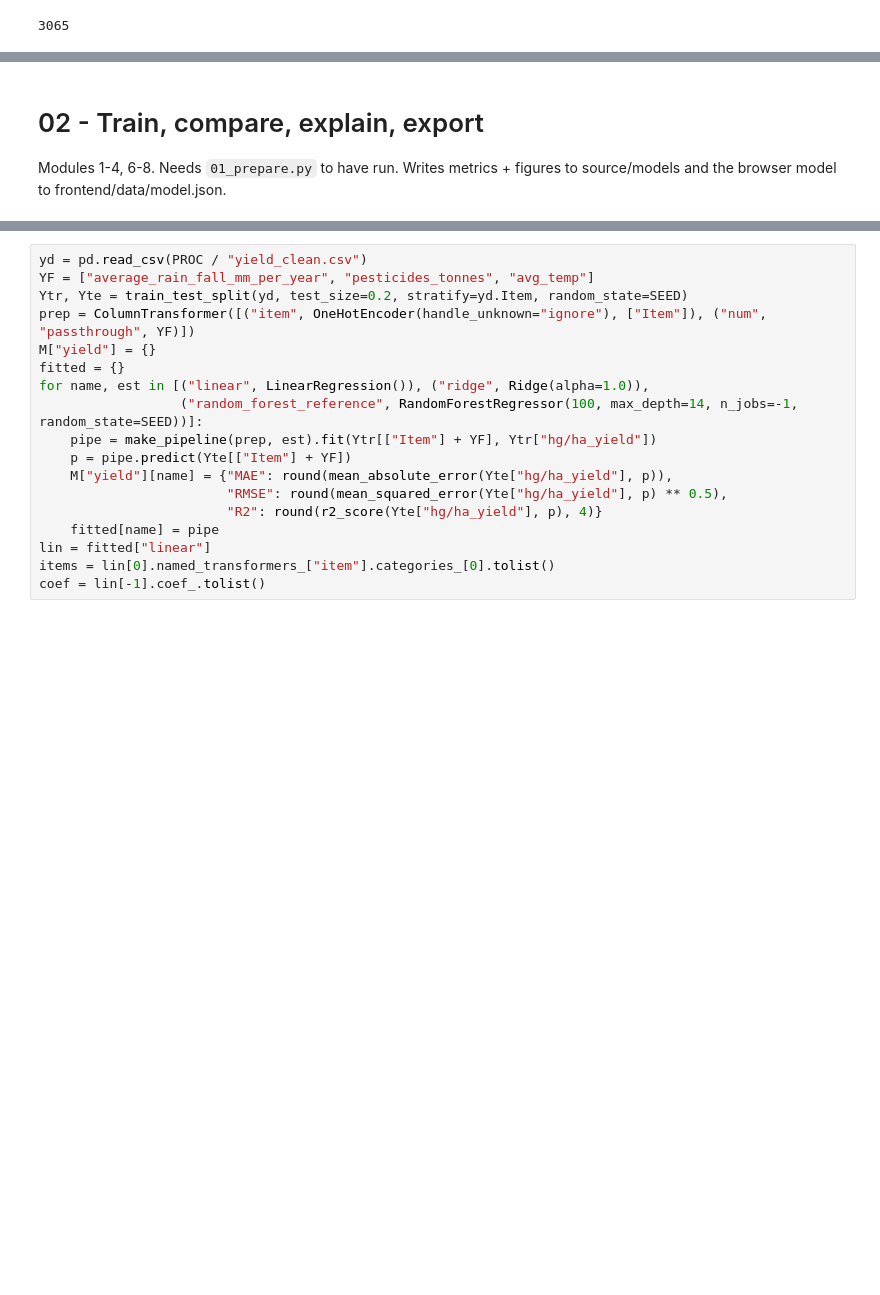
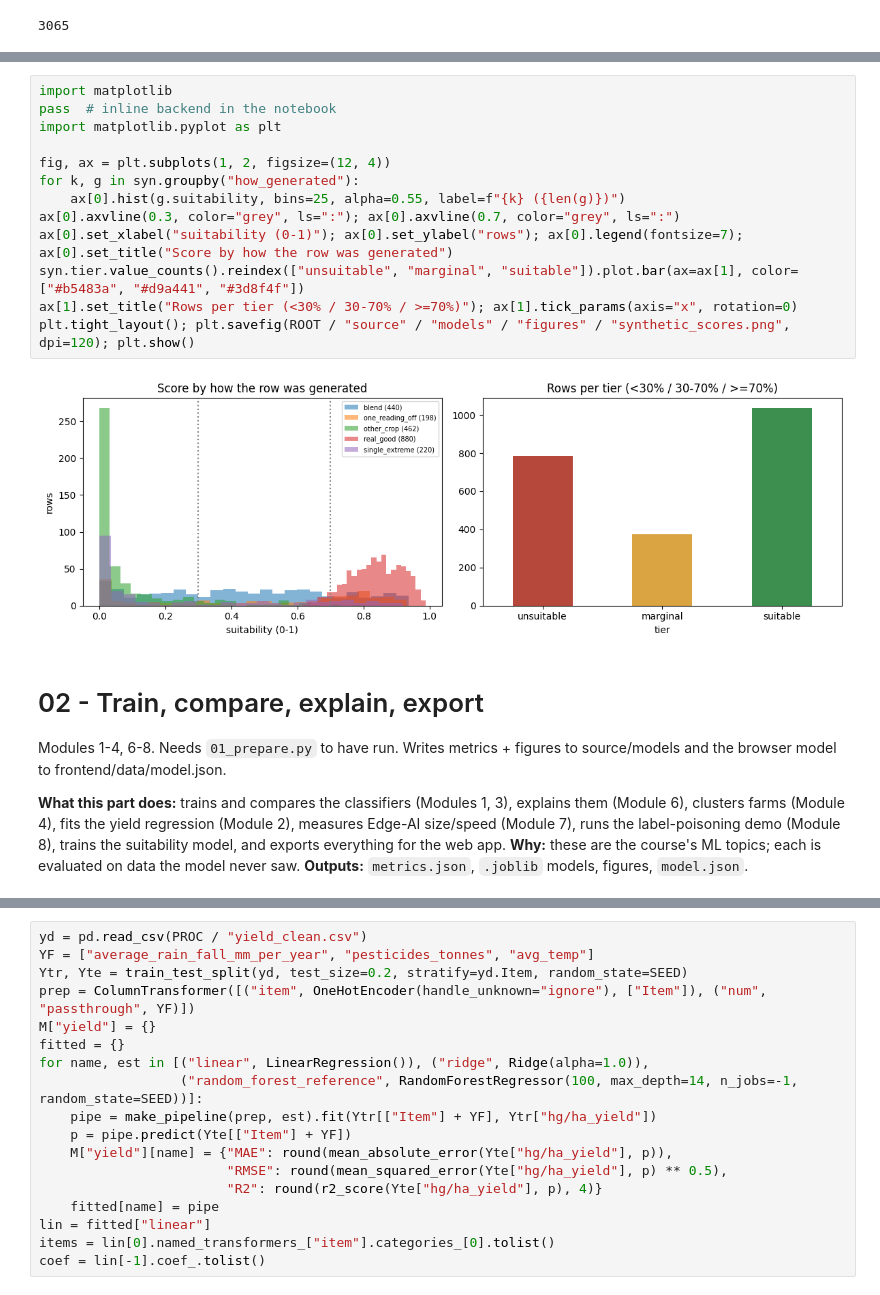
Before and after one commit to NikhilD2003/smart-crop-advisor, a Jupyter notebook: source/notebooks/smart_crop_advisor.ipynb, the cells around one changed output, grey strips where cells are left out. Saved outputs shown, nothing was run; the diff lists cells and outputs as text; blank space fills up the shorter version.

```diff
--- a/source/notebooks/smart_crop_advisor.ipynb
+++ b/source/notebooks/smart_crop_advisor.ipynb
@@ -215,7 +262,27 @@ import json  # crop profile (median, spread) is shared with training and the bro
+# %%
+import matplotlib
+pass  # inline backend in the notebook
+import matplotlib.pyplot as plt
+
+fig, ax = plt.subplots(1, 2, figsize=(12, 4))
+for k, g in syn.groupby("how_generated"):
+    ax[0].hist(g.suitability, bins=25, alpha=0.55, label=f"{k} ({len(g)})")
+ax[0].axvline(0.3, color="grey", ls=":"); ax[0].axvline(0.7, color="grey", ls=":")
+ax[0].set_xlabel("suitability (0-1)"); ax[0].set_ylabel("rows"); ax[0].legend(fontsize=7); ax[0].set_title("Score by how the row was generated")
+syn.tier.value_counts().reindex(["unsuitable", "marginal", "suitable"]).plot.bar(ax=ax[1], color=["#b5483a", "#d9a441", "#3d8f4f"])
+ax[1].set_title("Rows per tier (<30% / 30-70% / >=70%)"); ax[1].tick_params(axis="x", rotation=0)
+plt.tight_layout(); plt.savefig(ROOT / "source" / "models" / "figures" / "synthetic_scores.png", dpi=120); plt.show()
+# %% [output]
+[figure, added]
 # %% [markdown]
 # 02 - Train, compare, explain, export
 Modules 1-4, 6-8. Needs `01_prepare.py` to have run. Writes metrics + figures to source/models
 and the browser model to frontend/data/model.json.
+
+**What this part does:** trains and compares the classifiers (Modules 1, 3), explains them (Module 6), clusters farms
+(Module 4), fits the yield regression (Module 2), measures Edge-AI size/speed (Module 7), runs the label-poisoning demo
+(Module 8), trains the suitability model, and exports everything for the web app. **Why:** these are the course's ML
+topics; each is evaluated on data the model never saw. **Outputs:** `metrics.json`, `.joblib` models, figures, `model.json`.
 # %%
 import json
 import time
```
Also changed, not shown: parts of 61 cells of this notebook, 23 other files.
